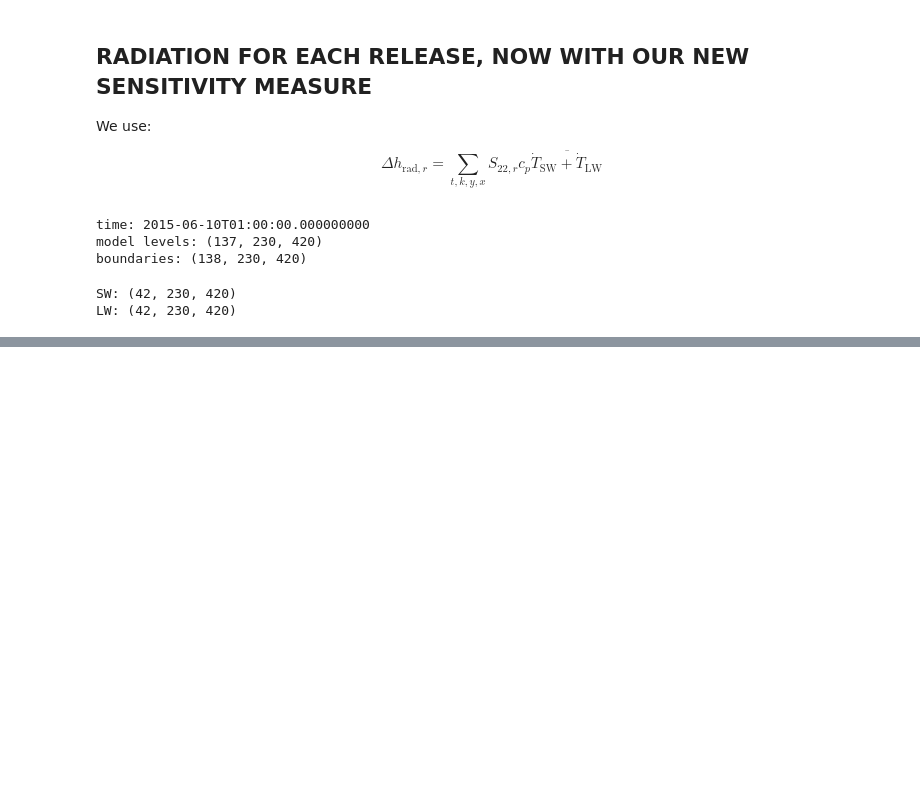
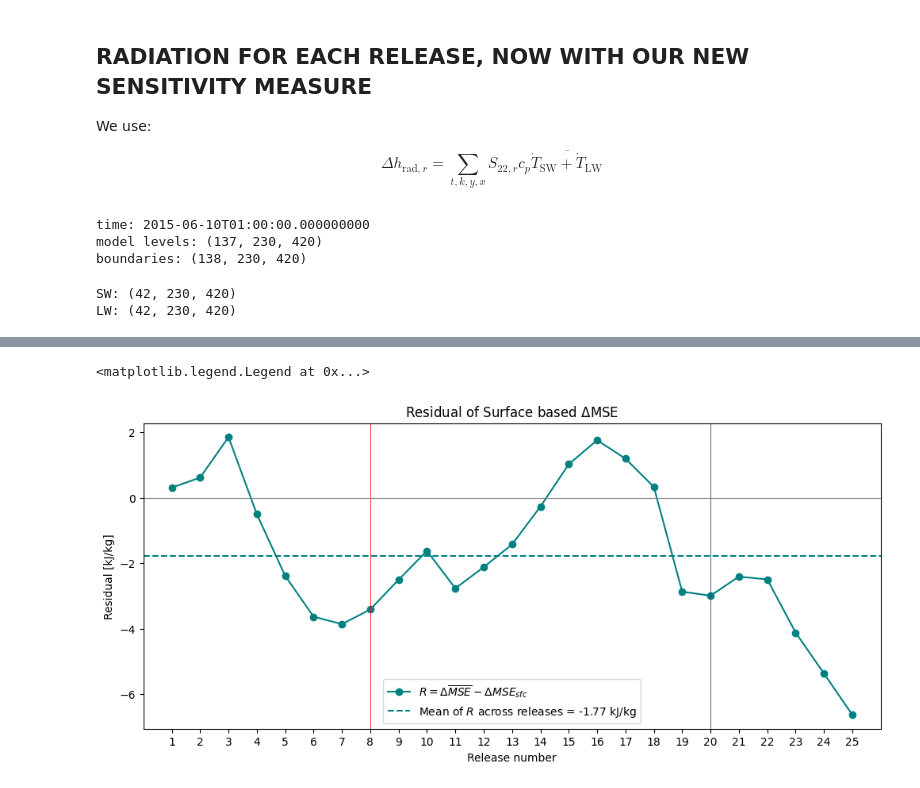
Before and after one commit to georgbrack/msc-thesis, a Jupyter notebook: analysis/MSE_Budget_Karachi_hourly_releases.ipynb, the cells around one changed output, grey strips where cells are left out. Saved outputs shown, nothing was run; the diff lists cells and outputs as text; code cells hidden in the pictures; blank space fills up the shorter version.

```diff
--- a/analysis/MSE_Budget_Karachi_hourly_releases.ipynb
+++ b/analysis/MSE_Budget_Karachi_hourly_releases.ipynb
@@ -845,0 +854,21 @@ Text(0.5, 1.0, 'Residual')
+# %%
+fig, ax = plt.subplots(1, 1, figsize=(12, 5))
+
+ax.plot(mse_budget.index,
+        (mse_budget.delta_mse - mse_budget.sfc_total) / 1000,
+        marker="o", label=r"$R = \Delta \overline{MSE} - \Delta MSE_{sfc}$", color="teal"
+)
+
+ax.set_xlim(0, 26)
+ax.set_xticks(mse_budget.index)
+ax.set_xlabel("Release number")
+ax.axvline(8, color="red", linewidth=0.6)
+ax.axvline(20, color="darkslategrey", linewidth=0.6)
+ax.set_ylabel("Residual [kJ/kg]")
+ax.axhline(0, color="gray", linewidth=0.8)
+ax.axhline((mse_budget.delta_mse - mse_budget.sfc_total).mean() / 1000, color="teal", linestyle="--", label=rf"Mean of $R$ across releases = {((mse_budget.delta_mse - mse_budget.sfc_total).mean() / 1000):.2f} kJ/kg")
+ax.set_title(r"Residual of Surface based $\Delta$MSE")
+ax.legend()
+# %% [output]
+<matplotlib.legend.Legend at 0x...>
+[figure, added]
```
Also changed, not shown: parts of 8 cells of this notebook, 1 other file.
